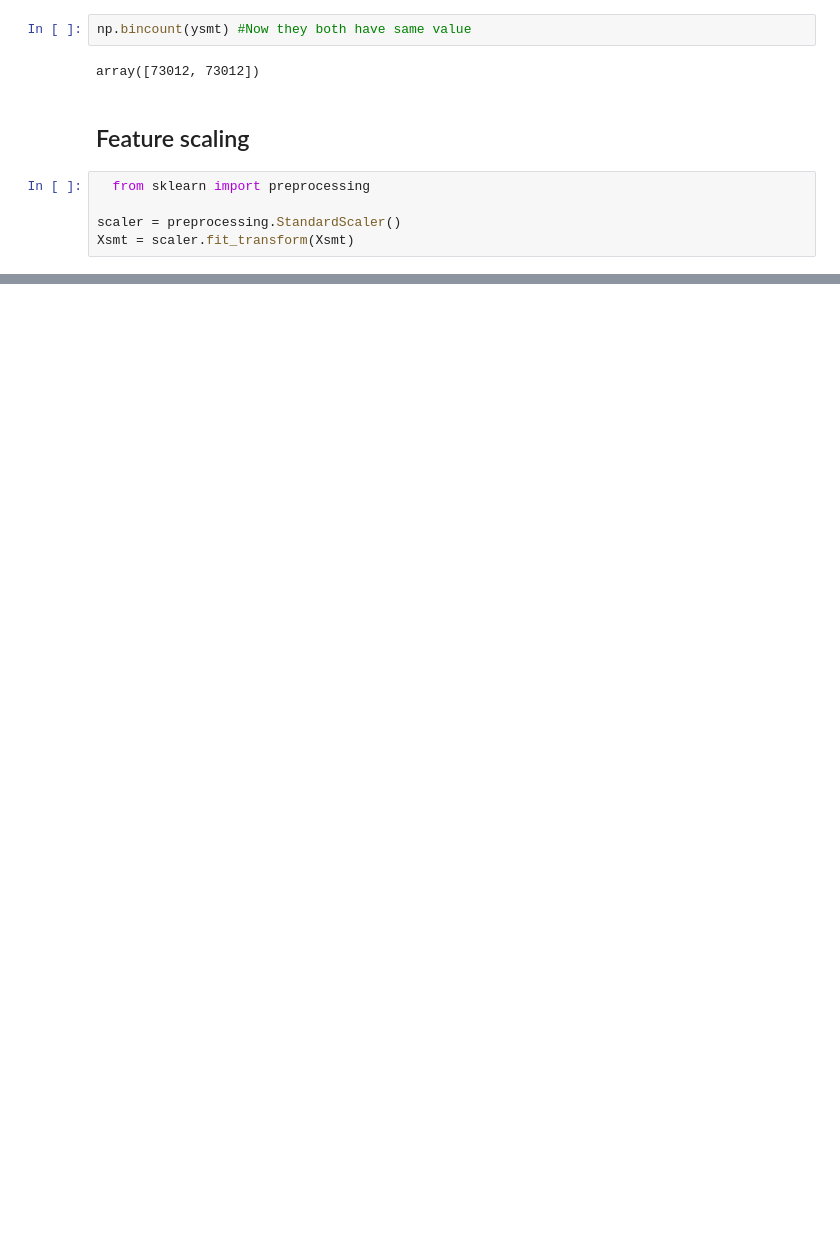
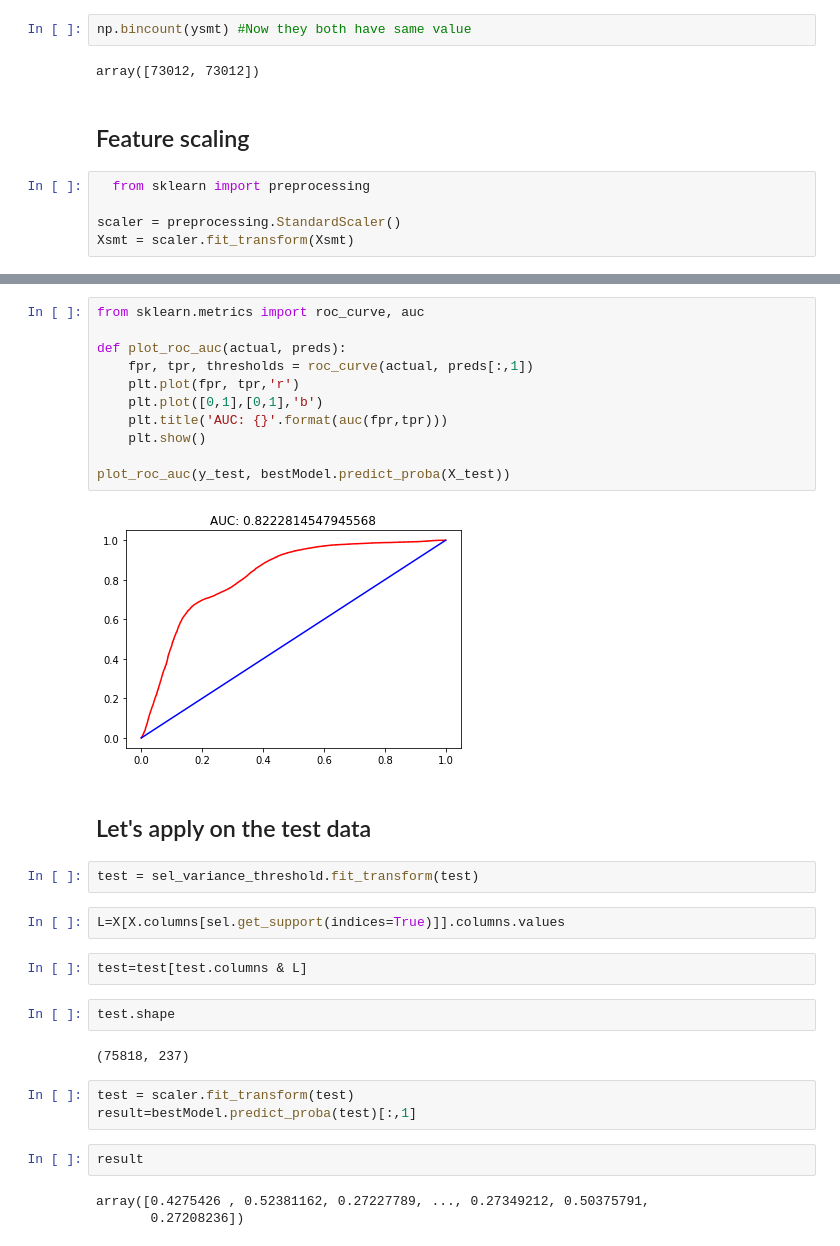
Before and after one commit to skanderborgi/Data-science-projects, a Jupyter notebook: CustomerSatisfaction/CustomerSatisfaction.ipynb, the cells around one changed output, grey strips where cells are left out. Cells and saved outputs as stored; diff of their text form; blank space fills up the shorter version.

```diff
--- a/CustomerSatisfaction/CustomerSatisfaction.ipynb
+++ b/CustomerSatisfaction/CustomerSatisfaction.ipynb
@@ -162,0 +248,33 @@ array([[ 0.03247351, -1.09176273, -0.05697819, ..., -0.01504036,
+# %%
+from sklearn.metrics import roc_curve, auc
+
+def plot_roc_auc(actual, preds):
+    fpr, tpr, thresholds = roc_curve(actual, preds[:,1])
+    plt.plot(fpr, tpr,'r')
+    plt.plot([0,1],[0,1],'b')
+    plt.title('AUC: {}'.format(auc(fpr,tpr)))
+    plt.show()
+
+plot_roc_auc(y_test, bestModel.predict_proba(X_test))
+# %% [output]
+[figure, added]
+# %% [markdown]
+## Let's apply on the test data
+# %%
+test = sel_variance_threshold.fit_transform(test)
+# %%
+L=X[X.columns[sel.get_support(indices=True)]].columns.values
+# %%
+test=test[test.columns & L]
+# %%
+test.shape
+# %% [output]
+(75818, 237)
+# %%
+test = scaler.fit_transform(test)
+result=bestModel.predict_proba(test)[:,1]
+# %%
+result
+# %% [output]
+array([0.4275426 , 0.52381162, 0.27227789, ..., 0.27349212, 0.50375791,
+       0.27208236])
```
Also changed, not shown: parts of 16 cells of this notebook.
